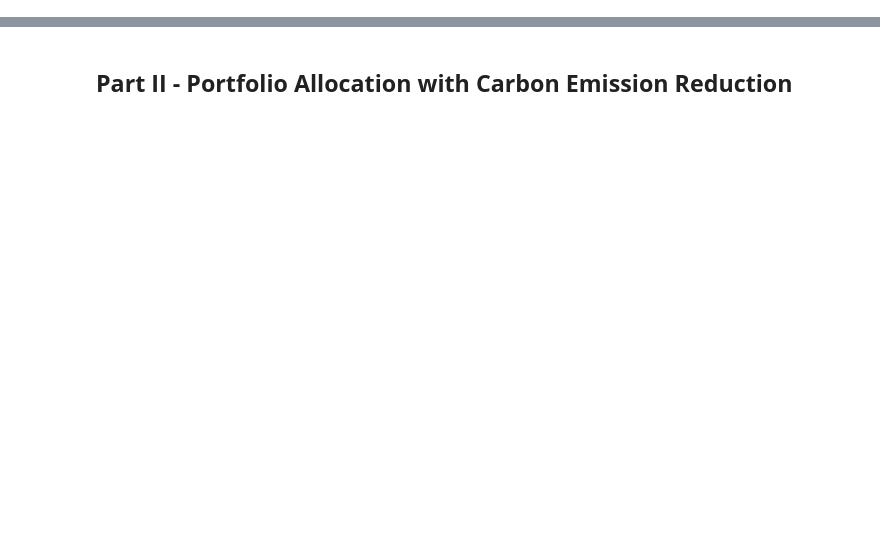
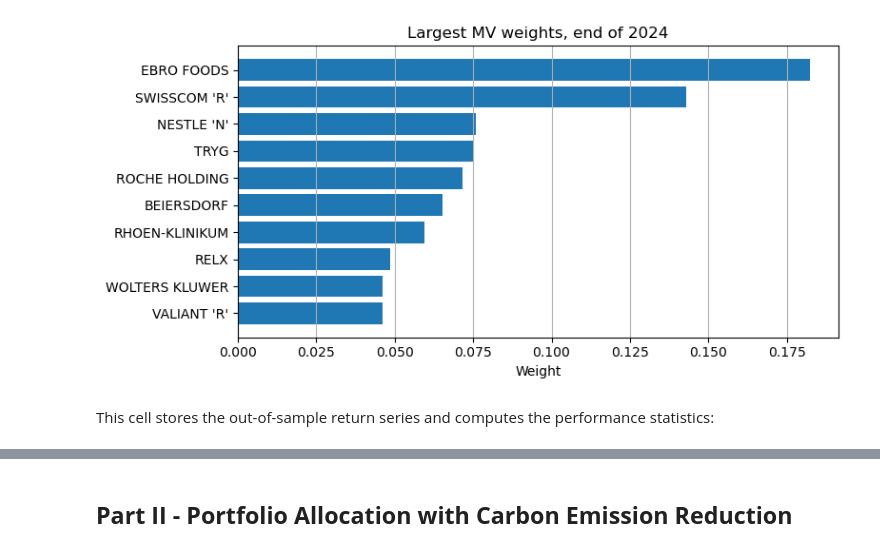
Before and after one commit to BottiAlessandro/SAAM-Project, a Jupyter notebook: notebooks/saam_analysis.ipynb, the cells around one changed output, grey strips where cells are left out. Saved outputs shown, nothing was run; the diff lists cells and outputs as text; code cells hidden in the pictures; blank space fills up the shorter version.

```diff
--- a/notebooks/saam_analysis.ipynb
+++ b/notebooks/saam_analysis.ipynb
@@ -1069,0 +897,24 @@ The minimum-variance portfolio has a smoother return path and smaller downside s
+# %%
+#Largest minimum-variance weights at the end of 2024
+weights_2024 = mv_weights[2024].rename("Weight").reset_index()
+
+weights_2024_top = (
+    weights_2024
+    .sort_values("Weight", ascending=False)
+    .head(10)
+)
+
+plt.figure(figsize=(8, 4))
+plt.barh(weights_2024_top["NAME"], weights_2024_top["Weight"])
+
+plt.xlabel("Weight")
+plt.ylabel("")
+plt.title("Largest MV weights, end of 2024")
+plt.gca().invert_yaxis()
+plt.grid(axis="x")
+plt.tight_layout()
+plt.show()
+# %% [output]
+[figure, added]
+# %% [markdown]
+This cell stores the out-of-sample return series and computes the performance statistics:
```
Also changed, not shown: parts of 163 cells of this notebook, 4 other files.
